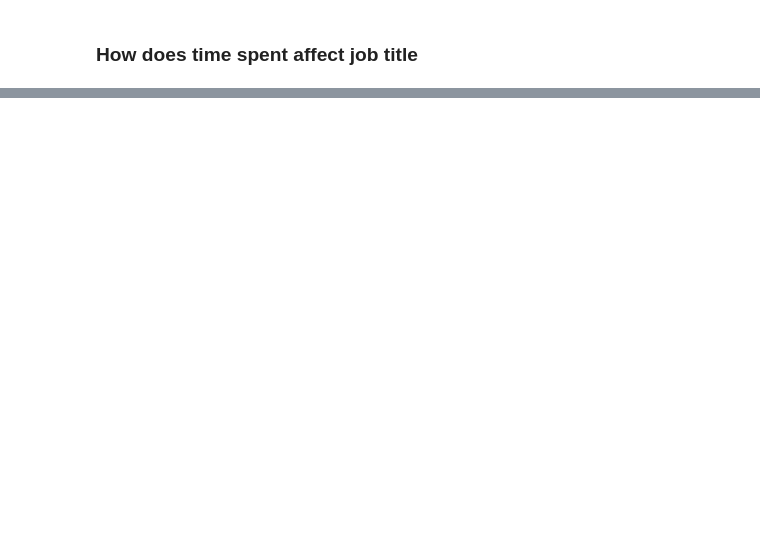
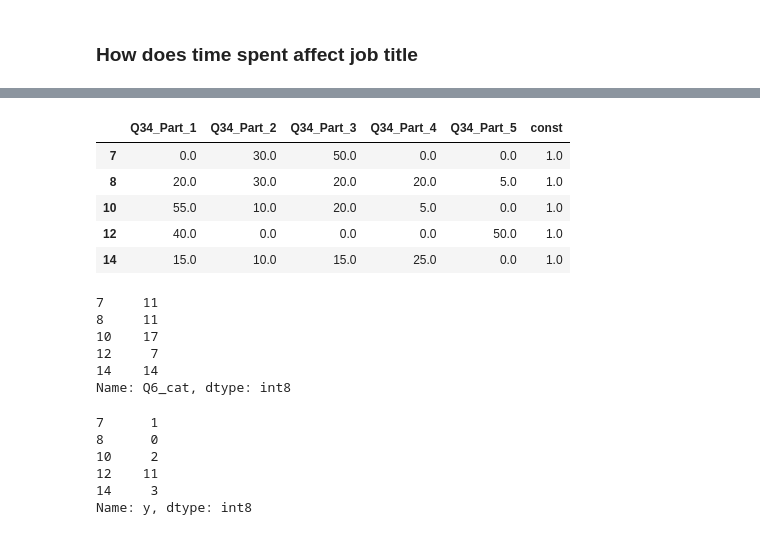
Before and after one commit to LISHarvard/what-is-a-data-scientist, a Jupyter notebook: time_use_comparison.ipynb, the cells around one changed output, grey strips where cells are left out. Cells and saved outputs as stored; diff of their text form; code cells hidden in the pictures; blank space fills up the shorter version.

```diff
--- a/time_use_comparison.ipynb
+++ b/time_use_comparison.ipynb
@@ -441,0 +497,18 @@ plt.show()
+# %%
+df_cluster_job = df_job_titles[
+    (df_job_titles['Q6'] != 'Principal Investigator') &
+    (df_job_titles['Q6'] != 'Salesperson') &
+    (df_job_titles['Q6'] != 'Marketing Analyst') &
+    (df_job_titles['Q6'] != 'Developer Advocate') &
+    (df_job_titles['Q6'] != 'Data Journalist')
+]
+# %%
+X = df_cluster_job['cluster_label']
+y = df_cluster_job['Q6']
+
+X = st.add_constant(X, prepend = False)
+
+### specify the model
+mdl = st.MNLogit(y, X)
+mdl_fit = mdl.fit()
+print(mdl_fit.summary())
@@ -444,7 +542,7 @@ plt.show()
 # %%
 # regress compensation on how spend time
 
-df_comp = df[['Q1', 'Q3', 'Q7', 'Q8', 'Q9', 'Q34_Part_1', 'Q34_Part_2', 'Q34_Part_3', 'Q34_Part_4', 'Q34_Part_5']]
+df_comp = df[['Q1', 'Q3', 'Q6', 'Q7', 'Q8', 'Q9', 'Q34_Part_1', 'Q34_Part_2', 'Q34_Part_3', 'Q34_Part_4', 'Q34_Part_5']]
 df_comp = df_comp.iloc[1:,]
 df_comp = df_comp.dropna(subset=['Q8', 'Q9', 'Q34_Part_1'])
 df_comp = df_comp[df_comp['Q9'] != 'I do not wish to disclose my approximate yearly compensation']
@@ -541,2 +595,13 @@ array([1.61848523e-03, 2.28337217e-03, 5.16399720e-03, 4.61239213e-03,
 # %% [markdown]
 ### How does time spent affect job title
+# %%
+X = df_comp[['Q34_Part_1', 'Q34_Part_2', 'Q34_Part_3', 'Q34_Part_4', 'Q34_Part_5', 'academia', 'tech', 'gender', 'exp', 'usa', 'india', 'china']]
+y = df_comp['Q6']
+
+X = st.add_constant(X, prepend = False)
+X = X.astype(float)
+
+# specify the model
+mdl = st.MNLogit(y, X)
+mdl_fit = mdl.fit(method='newton')
+print(mdl_fit.summary())
@@ -542,0 +626,27 @@ array([1.61848523e-03, 2.28337217e-03, 5.16399720e-03, 4.61239213e-03,
+# %%
+X.head()
+# %% [output]
+|  | Q34_Part_1 | Q34_Part_2 | Q34_Part_3 | Q34_Part_4 | Q34_Part_5 | const |
+| 7 | 0.0 | 30.0 | 50.0 | 0.0 | 0.0 | 1.0 |
+| 8 | 20.0 | 30.0 | 20.0 | 20.0 | 5.0 | 1.0 |
+| 10 | 55.0 | 10.0 | 20.0 | 5.0 | 0.0 | 1.0 |
+| 12 | 40.0 | 0.0 | 0.0 | 0.0 | 50.0 | 1.0 |
+| 14 | 15.0 | 10.0 | 15.0 | 25.0 | 0.0 | 1.0 |
+# %%
+y.head()
+# %% [output]
+7     11
+8     11
+10    17
+12     7
+14    14
+Name: Q6_cat, dtype: int8
+# %%
+df_comp['y'].head()
+# %% [output]
+7      1
+8      0
+10     2
+12    11
+14     3
+Name: y, dtype: int8
```
Also changed, not shown: parts of 33 cells of this notebook, 1 other file.
